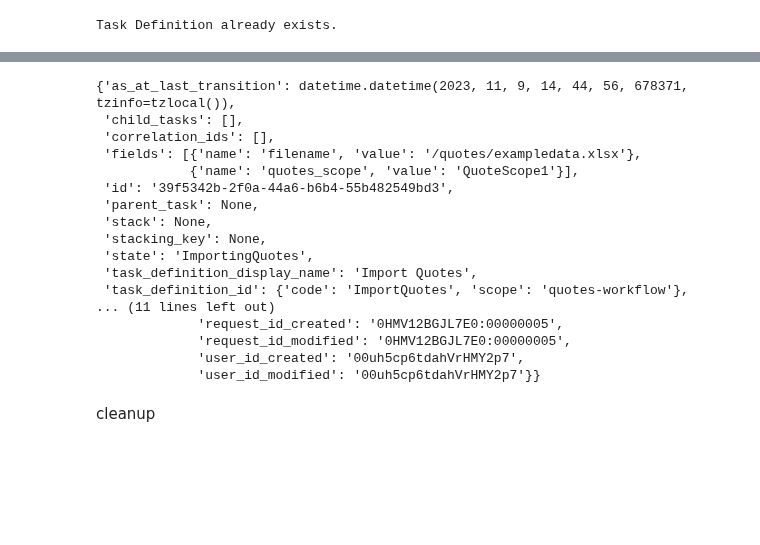
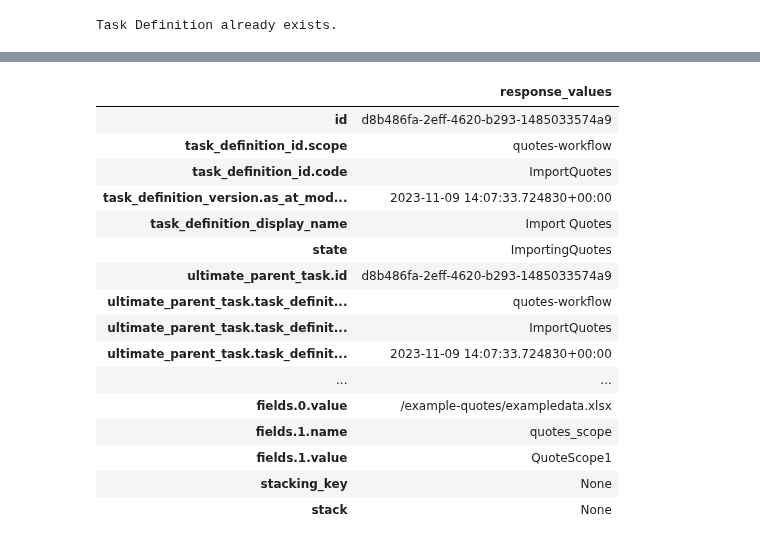
Before and after one commit to finbourne/sample-notebooks, a Jupyter notebook: examples/use-cases/workflows/Quality Control Workflow for Quotes.ipynb, the cells around one changed output, grey strips where cells are left out. Cells and saved outputs as stored; diff of their text form; code cells hidden in the pictures; blank space fills up the shorter version.

Commit message:
SE-3319: Update Workflow Sample Notebook

```diff
--- a/examples/use-cases/workflows/Quality Control Workflow for Quotes.ipynb
+++ b/examples/use-cases/workflows/Quality Control Workflow for Quotes.ipynb
@@ -54,9 +72,13 @@ client = lm.get_client(api_secrets_filename=secrets_path,
 # %%
 # Define the relevant APIs we will use
-task_def_api = lusid_workflow.TaskDefinitionsApi(api_client)
-task_api = lusid_workflow.TasksApi(api_client)
-worker_api = lusid_workflow.WorkersApi(api_client)
+files_api = lusid_drive.FilesApi(drive_client)
+folders_api = lusid_drive.FoldersApi(drive_client)
+task_def_api = lusid_workflow.TaskDefinitionsApi(wf_client)
+task_api = lusid_workflow.TasksApi(wf_client)
+worker_api = lusid_workflow.WorkersApi(wf_client)
 
 # Notebook constants
 notebook_scope = 'quotes-workflow'
-example_filepath = '/quotes/exampledata.xlsx'
+drive_filepath = 'example-quotes'
+local_filepath = 'data/'
+example_filename = 'exampledata.xlsx'
@@ -897,31 +975,30 @@ Task Definition already exists.
 # %%
-task_api.create_task(
+response = task_api.create_task(
     trigger="Start",
     create_task_request=wf_models.CreateTaskRequest(
         task_definition_id=wf_models.ResourceId(scope=notebook_scope, code="ImportQuotes"),
         fields=[
-            wf_models.TaskInstanceField(name="filename", value=example_filepath),
+            wf_models.TaskInstanceField(name="filename", value=f'/{drive_filepath}/{example_filename}'),
             wf_models.TaskInstanceField(name="quotes_scope", value="QuoteScope1")
         ]
     )
 )
+lusid_response_to_data_frame(response)
 # %% [output]
-{'as_at_last_transition': datetime.datetime(2023, 11, 9, 14, 44, 56, 678371, tzinfo=tzlocal()),
- 'child_tasks': [],
- 'correlation_ids': [],
- 'fields': [{'name': 'filename', 'value': '/quotes/exampledata.xlsx'},
-            {'name': 'quotes_scope', 'value': 'QuoteScope1'}],
- 'id': '39f5342b-2f0a-44a6-b6b4-55b482549bd3',
- 'parent_task': None,
- 'stack': None,
- 'stacking_key': None,
- 'state': 'ImportingQuotes',
- 'task_definition_display_name': 'Import Quotes',
- 'task_definition_id': {'code': 'ImportQuotes', 'scope': 'quotes-workflow'},
-... (11 lines left out)
-             'request_id_created': '0HMV12BGJL7E0:00000005',
-             'request_id_modified': '0HMV12BGJL7E0:00000005',
-             'user_id_created': '00uh5cp6tdahVrHMY2p7',
-             'user_id_modified': '00uh5cp6tdahVrHMY2p7'}}
+|  | response_values |
+| id | d8b486fa-2eff-4620-b293-1485033574a9 |
+| task_definition_id.scope | quotes-workflow |
+| task_definition_id.code | ImportQuotes |
+| task_definition_version.as_at_mod... | 2023-11-09 14:07:33.724830+00:00 |
+| task_definition_display_name | Import Quotes |
+| state | ImportingQuotes |
+| ultimate_parent_task.id | d8b486fa-2eff-4620-b293-1485033574a9 |
+| ultimate_parent_task.task_definit... | quotes-workflow |
+| ultimate_parent_task.task_definit... | ImportQuotes |
+| ultimate_parent_task.task_definit... | 2023-11-09 14:07:33.724830+00:00 |
+| ... | ... |
+| fields.0.value | /example-quotes/exampledata.xlsx |
+| fields.1.name | quotes_scope |
+| fields.1.value | QuoteScope1 |
+| stacking_key | None |
+| stack | None |
-# %% [markdown]
-cleanup
```
Also changed, not shown: parts of 15 cells of this notebook.
